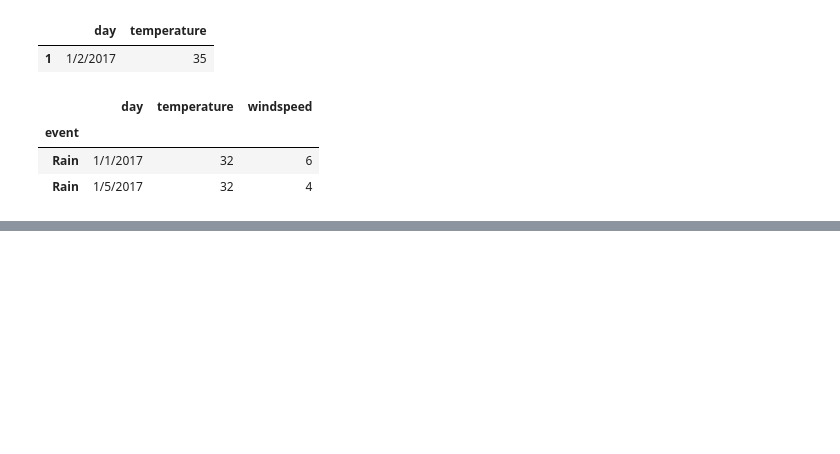
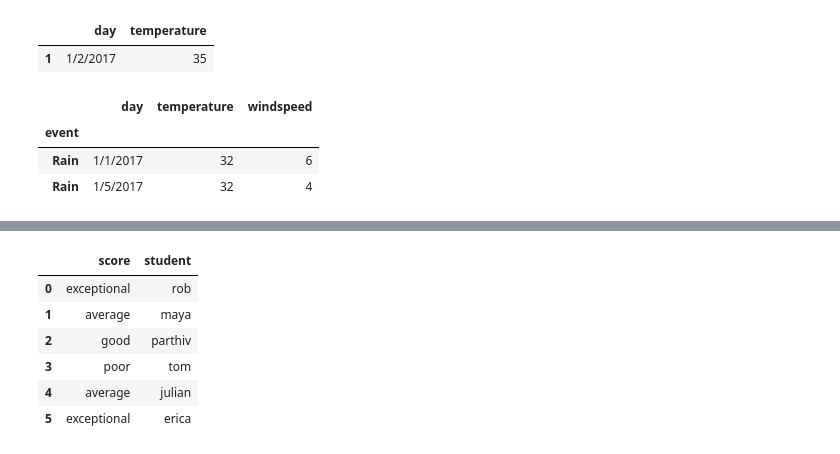
Before and after one commit to mckolu/DataScience, a Jupyter notebook: DataScienceNotes.ipynb, the cells around one changed output, grey strips where cells are left out. Drawn from its saved outputs; the diff is of its cells as text; code cells hidden in the pictures; blank space fills up the shorter version.

```diff
--- a/DataScienceNotes.ipynb
+++ b/DataScienceNotes.ipynb
@@ -171,0 +211,47 @@ df = pd.read_csv("https://raw.githubusercontent.com/codebasics/py/master/pandas/
+# %%
+# replace
+
+df = pd.read_csv('https://raw.githubusercontent.com/codebasics/py/master/pandas/6_handling_missing_data_replace/weather_data.csv')
+
+# change all the values in the df
+df1 = df.replace([-99999, 28.0],np.NaN)
+
+# Specify the columns and the values
+df2 = df.replace({
+        'temperature': -99999,
+        'windspeed': -99999,
+        'event': '0'
+    }, np.nan)
+
+
+# Multiple replace at the same time
+
+df3 = df.replace({
+        -99999: np.nan,
+        '0': 'Sunny',
+    })
+
+
+# If there is somes string characters after a number, remove it. Like 32F to 32.
+df4 = df.replace({
+    'temperature': '[A-Za-z]',
+    'windspeed': '[a-z]'
+    },'', regex=True)
+
+
+# Replacing list with another list
+
+df_new = pd.DataFrame({
+    'score': ['exceptional','average', 'good', 'poor', 'average', 'exceptional'],
+    'student': ['rob', 'maya', 'parthiv', 'tom', 'julian', 'erica']
+})
+
+df_new.replace(['poor', 'average', 'good', 'exceptional'], [1,2,3,4])
+# %% [output]
+|  | score | student |
+| 0 | exceptional | rob |
+| 1 | average | maya |
+| 2 | good | parthiv |
+| 3 | poor | tom |
+| 4 | average | julian |
+| 5 | exceptional | erica |
```
Also changed, not shown: parts of 8 cells of this notebook.
